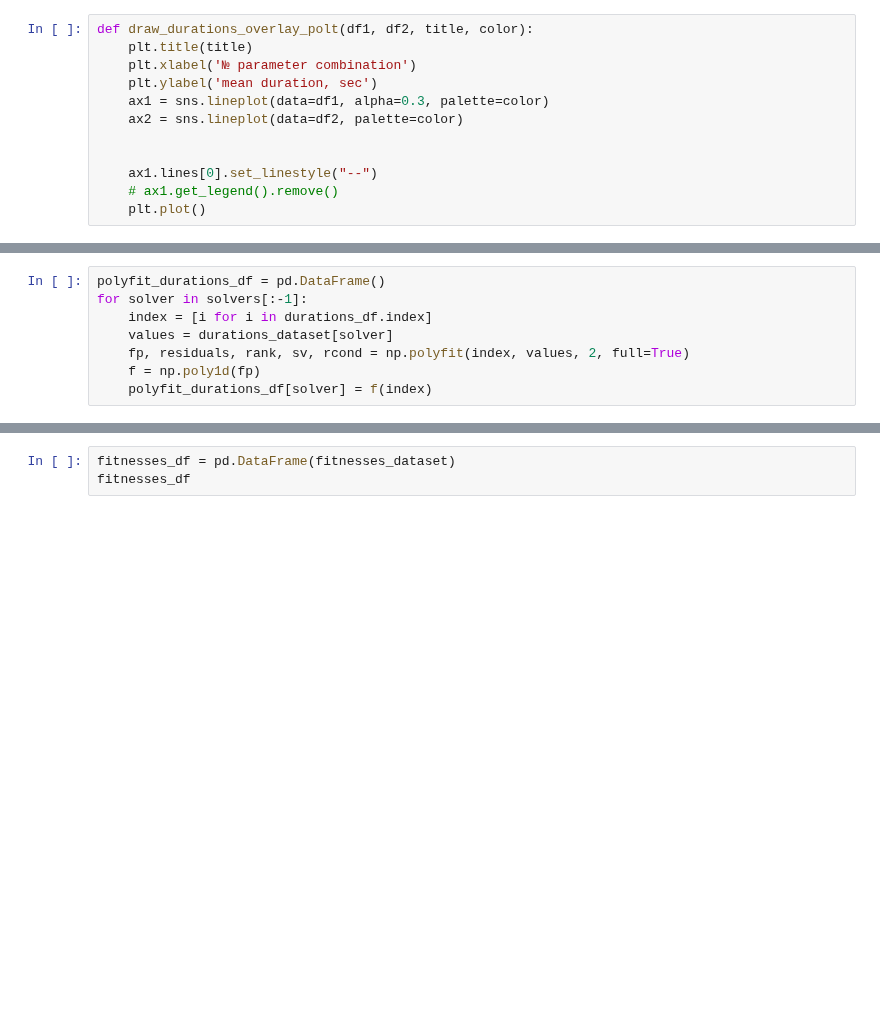
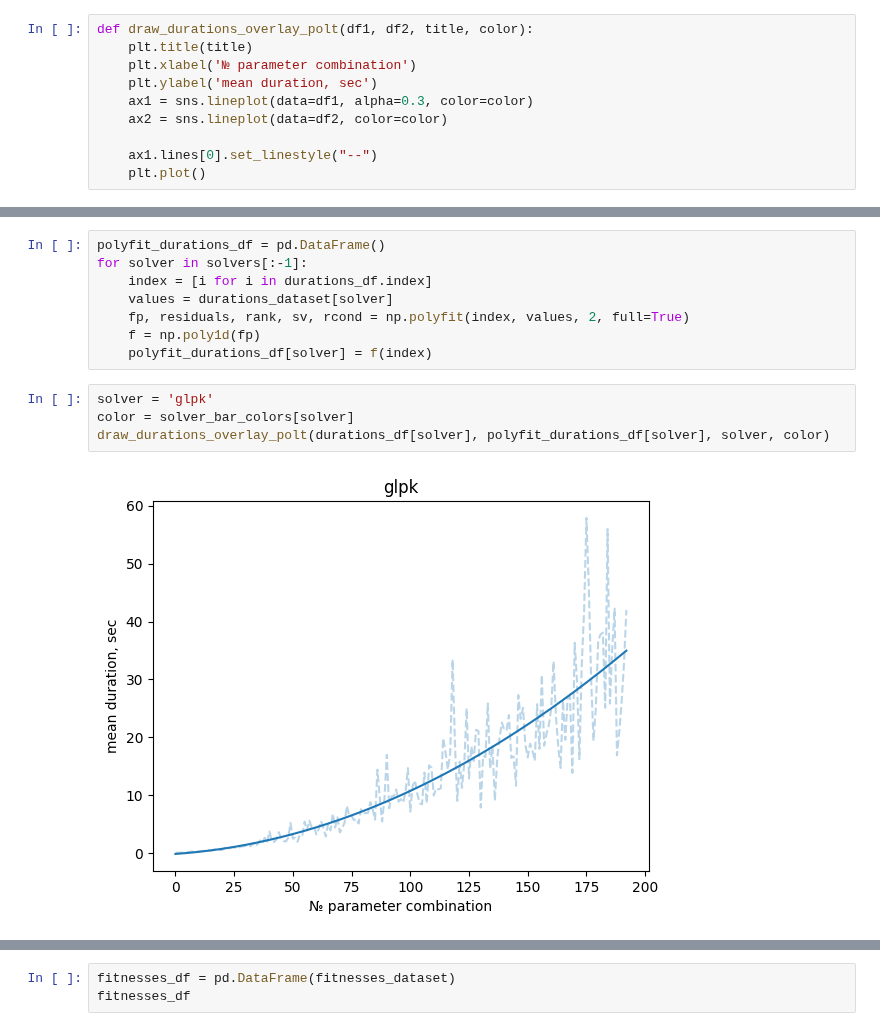
Before and after one commit to Dambr/yewking, a Jupyter notebook: task_description/draw_experiments.ipynb, the cells around one changed output, grey strips where cells are left out. Drawn from its saved outputs; the diff is of its cells as text; blank space fills up the shorter version.

```diff
--- a/task_description/draw_experiments.ipynb
+++ b/task_description/draw_experiments.ipynb
@@ -91,12 +91,10 @@ def draw_durations_overlay_polt(df1, df2, title, color):
     plt.title(title)
     plt.xlabel('№ parameter combination')
     plt.ylabel('mean duration, sec')
-    ax1 = sns.lineplot(data=df1, alpha=0.3, palette=color)
-    ax2 = sns.lineplot(data=df2, palette=color)
-
+    ax1 = sns.lineplot(data=df1, alpha=0.3, color=color)
+    ax2 = sns.lineplot(data=df2, color=color)
 
     ax1.lines[0].set_linestyle("--")
-    # ax1.get_legend().remove()
     plt.plot()
 # %%
 # fitness
@@ -169,3 +169,9 @@ for solver in solvers[:-1]:
     fp, residuals, rank, sv, rcond = np.polyfit(index, values, 2, full=True)
     f = np.poly1d(fp)
     polyfit_durations_df[solver] = f(index)
+# %%
+solver = 'glpk'
+color = solver_bar_colors[solver]
+draw_durations_overlay_polt(durations_df[solver], polyfit_durations_df[solver], solver, color)
+# %% [output]
+[figure, added]
```
Also changed, not shown: parts of 8 cells of this notebook, 6 other files.
